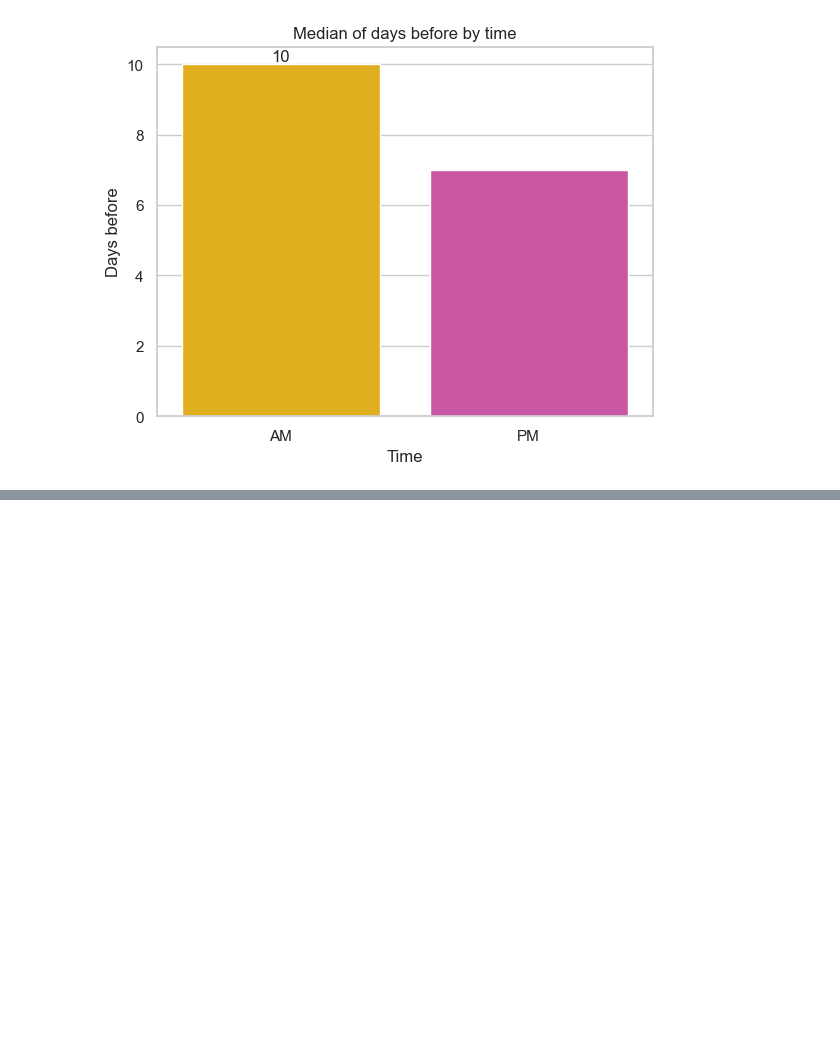
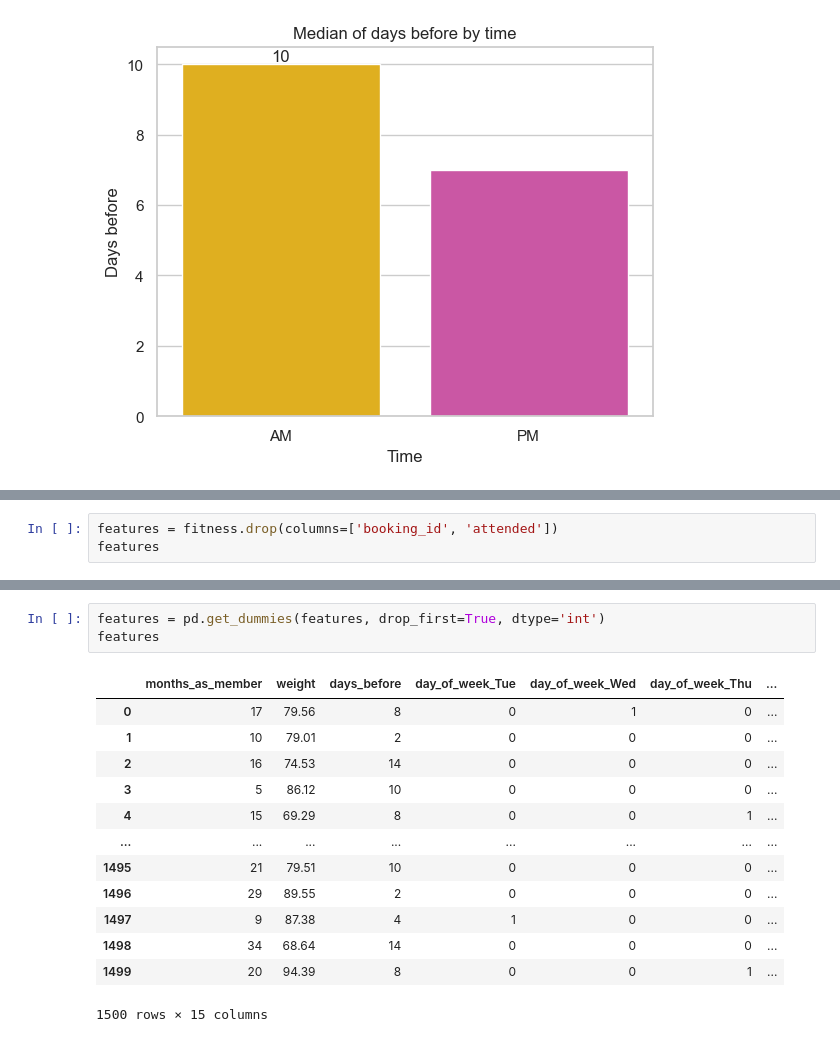
Before and after one commit to alejandro77palacios/fitness, a Jupyter notebook: analysis.ipynb, the cells around one changed output, grey strips where cells are left out. Saved outputs shown, nothing was run; the diff lists cells and outputs as text; blank space fills up the shorter version.

```diff
--- a/analysis.ipynb
+++ b/analysis.ipynb
@@ -432,0 +439,3 @@ plot_before_time.set(xlabel=plot_name['time'],
+# %%
+features = fitness.drop(columns=['booking_id', 'attended'])
+features
@@ -432,0 +456,17 @@ plot_before_time.set(xlabel=plot_name['time'],
+# %%
+features = pd.get_dummies(features, drop_first=True, dtype='int')
+features
+# %% [output]
+|  | months_as_member | weight | days_before | day_of_week_Tue | day_of_week_Wed | day_of_week_Thu | ... |
+| 0 | 17 | 79.56 | 8 | 0 | 1 | 0 | ... |
+| 1 | 10 | 79.01 | 2 | 0 | 0 | 0 | ... |
+| 2 | 16 | 74.53 | 14 | 0 | 0 | 0 | ... |
+| 3 | 5 | 86.12 | 10 | 0 | 0 | 0 | ... |
+| 4 | 15 | 69.29 | 8 | 0 | 0 | 1 | ... |
+| ... | ... | ... | ... | ... | ... | ... | ... |
+| 1495 | 21 | 79.51 | 10 | 0 | 0 | 0 | ... |
+| 1496 | 29 | 89.55 | 2 | 0 | 0 | 0 | ... |
+| 1497 | 9 | 87.38 | 4 | 1 | 0 | 0 | ... |
+| 1498 | 34 | 68.64 | 14 | 0 | 0 | 0 | ... |
+| 1499 | 20 | 94.39 | 8 | 0 | 0 | 1 | ... |
+1500 rows × 15 columns
```
Also changed, not shown: parts of 13 cells of this notebook.
